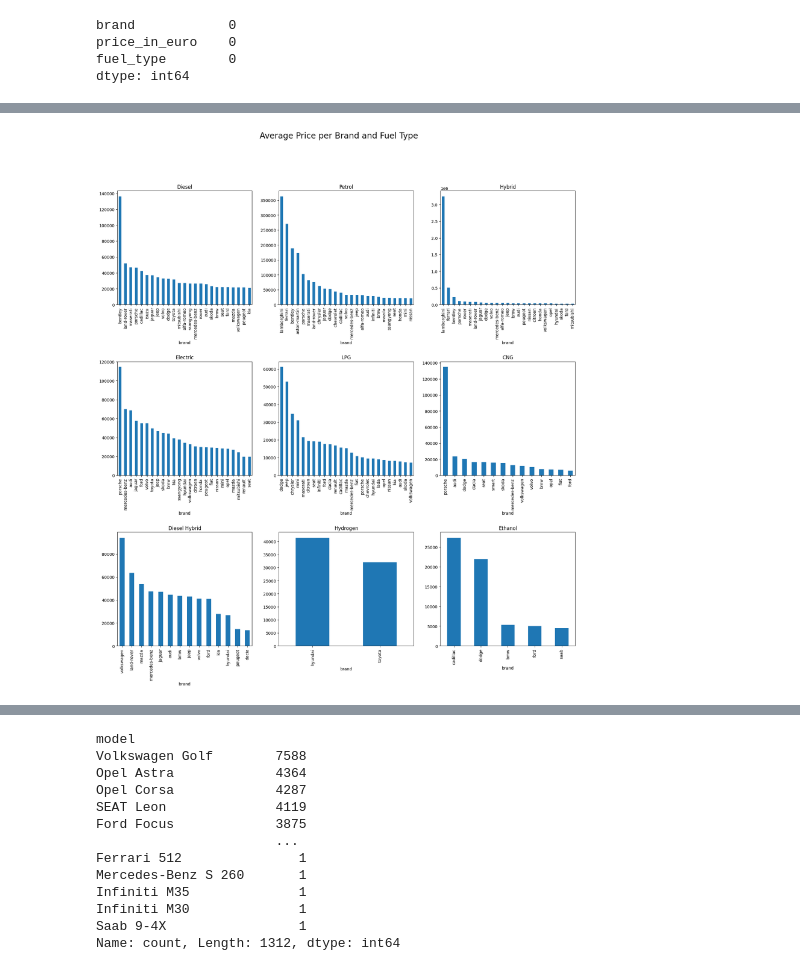
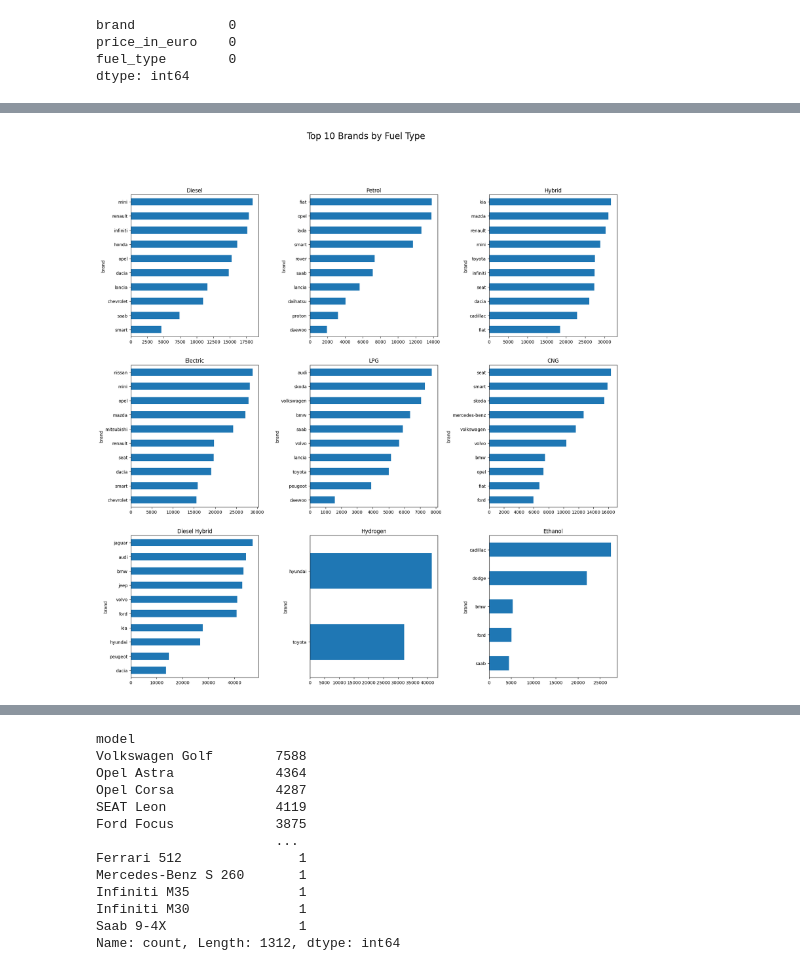
Before and after one commit to Fery2003/used-cars-dataset-exploration, a Jupyter notebook: Project.ipynb, the cells around one changed output, grey strips where cells are left out. Saved outputs shown, nothing was run; the diff lists cells and outputs as text; code cells hidden in the pictures.

```diff
--- a/Project.ipynb
+++ b/Project.ipynb
@@ -139,39 +121,29 @@ dtype: int64
 # %%
-# make a table per fuel type
+# Here we extract the 9 fuel types we're interested in using a simple query filter
 df_diesel = df[df['fuel_type'] == 'Diesel']
 df_petrol = df[df['fuel_type'] == 'Petrol']
 df_hybrid = df[df['fuel_type'] == 'Hybrid']
 df_electric = df[df['fuel_type'] == 'Electric']
 df_lpg = df[df['fuel_type'] == 'LPG']
 df_cng = df[df['fuel_type'] == 'CNG']
 df_diesel_hybrid = df[df['fuel_type'] == 'Diesel Hybrid']
 df_hydrogen = df[df['fuel_type'] == 'Hydrogen']
 df_ethanol = df[df['fuel_type'] == 'Ethanol']
 
-# make one visualisation per fuel type in a single figure and title which fuel type is which
+# Here we plot the average price of each brand per fuel type
 fig, axes = plt.subplots(nrows=3, ncols=3, figsize=(20, 20))
-fig.suptitle('Average Price per Brand and Fuel Type', fontsize=20)
-df_diesel.groupby('brand')['price_in_euro'].mean().sort_values(ascending=False).head(25).plot(kind='bar', ax=axes[0, 0])
-axes[0, 0].set_title('Diesel')
-df_petrol.groupby('brand')['price_in_euro'].mean().sort_values(ascending=False).head(25).plot(kind='bar', ax=axes[0, 1])
-axes[0, 1].set_title('Petrol')
-df_hybrid.groupby('brand')['price_in_euro'].mean().sort_values(ascending=False).head(25).plot(kind='bar', ax=axes[0, 2])
-axes[0, 2].set_title('Hybrid')
-df_electric.groupby('brand')['price_in_euro'].mean().sort_values(ascending=False).head(25).plot(kind='bar', ax=axes[1, 0])
-axes[1, 0].set_title('Electric')
-df_lpg.groupby('brand')['price_in_euro'].mean().sort_values(ascending=False).head(25).plot(kind='bar', ax=axes[1, 1])
-axes[1, 1].set_title('LPG')
-df_cng.groupby('brand')['price_in_euro'].mean().sort_values(ascending=False).head(25).plot(kind='bar', ax=axes[1, 2])
-axes[1, 2].set_title('CNG')
-df_diesel_hybrid.groupby('brand')['price_in_euro'].mean().sort_values(ascending=False).head(25).plot(kind='bar', ax=axes[2, 0])
-axes[2, 0].set_title('Diesel Hybrid')
-df_hydrogen.groupby('brand')['price_in_euro'].mean().sort_values(ascending=False).head(25).plot(kind='bar', ax=axes[2, 1])
-axes[2, 1].set_title('Hydrogen')
-df_ethanol.groupby('brand')['price_in_euro'].mean().sort_values(ascending=False).head(25).plot(kind='bar', ax=axes[2, 2])
-axes[2, 2].set_title('Ethanol')
-# increase space between subplots
-plt.subplots_adjust(hspace=0.5)
+fig.suptitle('Top 10 Brands by Fuel Type', fontsize=20)
+fig.subplots_adjust(wspace=0.4)
+df_diesel.groupby('brand')['price_in_euro'].mean().sort_values().head(10).plot(kind='barh', ax=axes[0, 0], title='Diesel')
+df_petrol.groupby('brand')['price_in_euro'].mean().sort_values().head(10).plot(kind='barh', ax=axes[0, 1], title='Petrol')
+df_hybrid.groupby('brand')['price_in_euro'].mean().sort_values().head(10).plot(kind='barh', ax=axes[0, 2], title='Hybrid')
+df_electric.groupby('brand')['price_in_euro'].mean().sort_values().head(10).plot(kind='barh', ax=axes[1, 0], title='Electric')
+df_lpg.groupby('brand')['price_in_euro'].mean().sort_values().head(10).plot(kind='barh', ax=axes[1, 1], title='LPG')
+df_cng.groupby('brand')['price_in_euro'].mean().sort_values().head(10).plot(kind='barh', ax=axes[1, 2], title='CNG')
+df_diesel_hybrid.groupby('brand')['price_in_euro'].mean().sort_values().head(10).plot(kind='barh', ax=axes[2, 0], title='Diesel Hybrid')
+df_hydrogen.groupby('brand')['price_in_euro'].mean().sort_values().head(10).plot(kind='barh', ax=axes[2, 1], title='Hydrogen')
+df_ethanol.groupby('brand')['price_in_euro'].mean().sort_values().head(10).plot(kind='barh', ax=axes[2, 2], title='Ethanol')
 
 plt.show()
 # %% [output]
-[figure, old version]
+[figure, new version]
```
Also changed, not shown: parts of 45 cells of this notebook.
